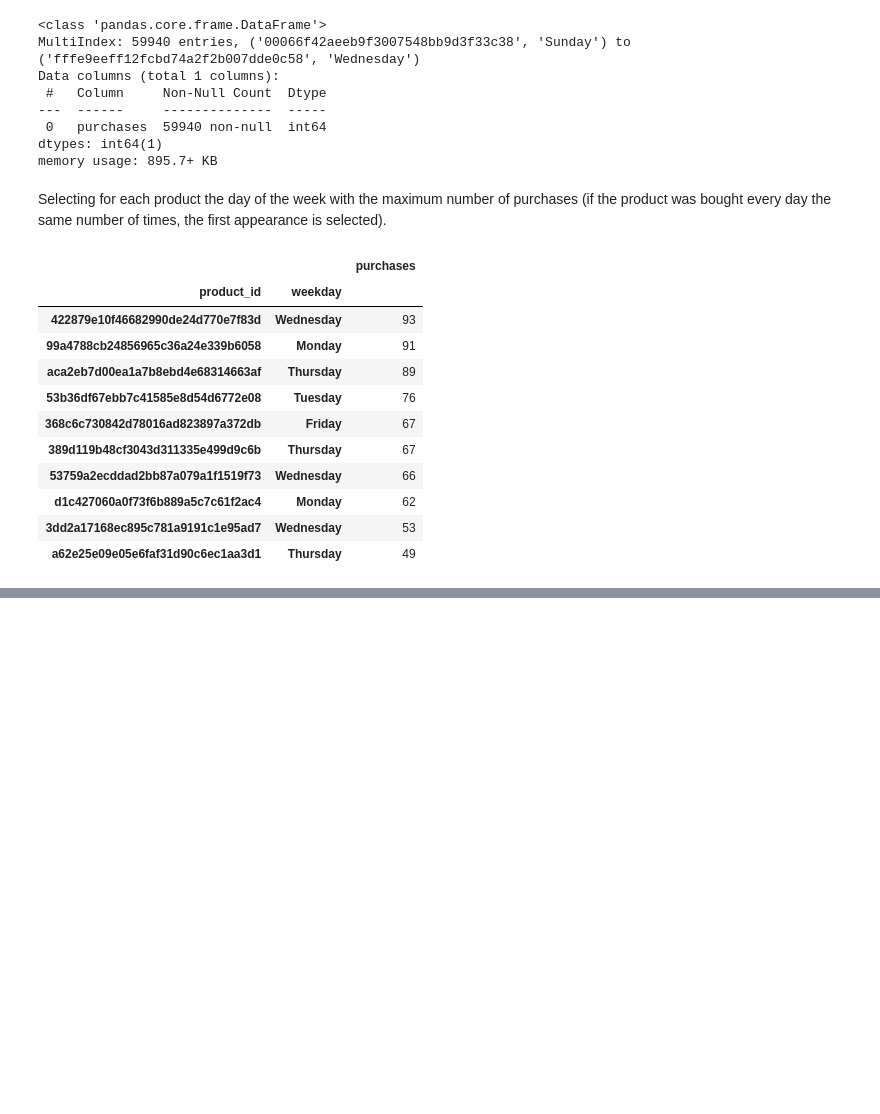
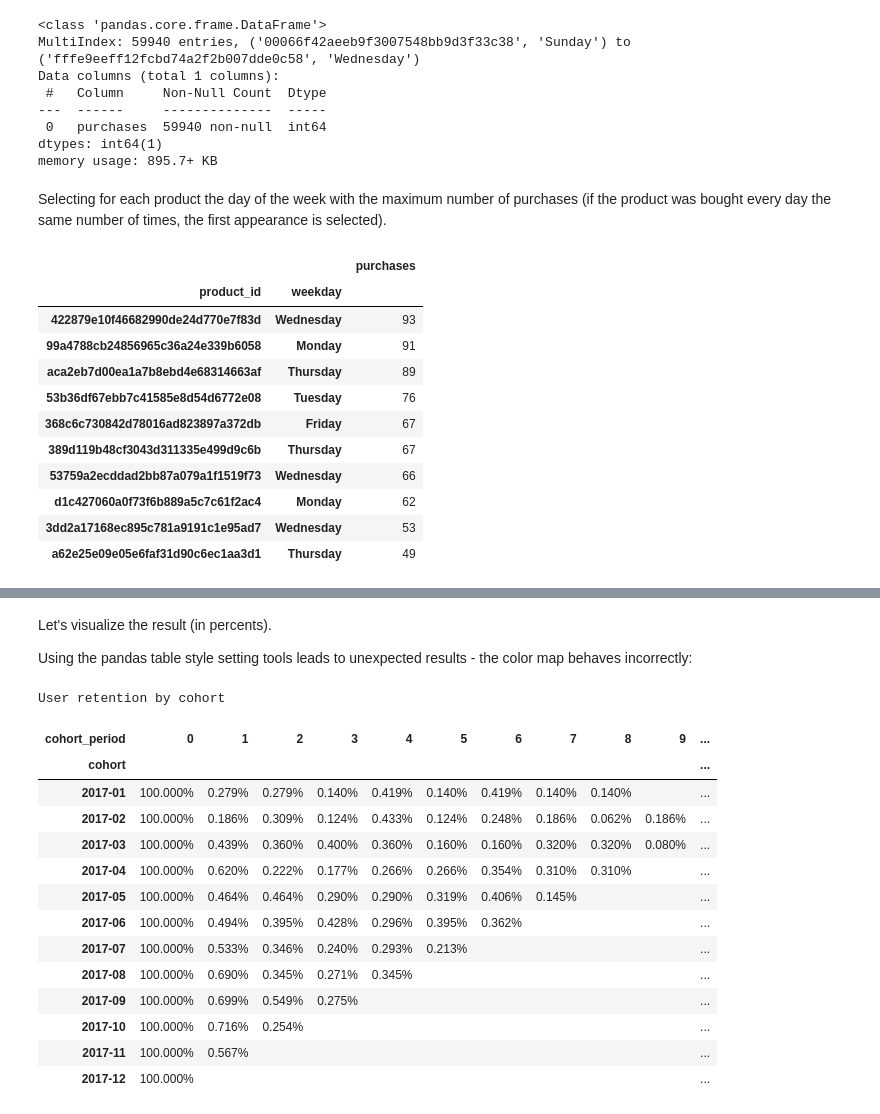
Before and after one commit to iegorushkin/data_analyst-karpov.courses, a Jupyter notebook: python_milestone/main.ipynb, the cells around one changed output, grey strips where cells are left out. Saved outputs shown, nothing was run; the diff lists cells and outputs as text; code cells hidden in the pictures; blank space fills up the shorter version.

```diff
--- a/python_milestone/main.ipynb
+++ b/python_milestone/main.ipynb
@@ -494,0 +708,5 @@ del filtered_orders_df, final_df, merged_df, temp
+# %%
+temp_2 = temp_1.groupby(by=['first_purchase_month'], as_index=False) \
+    .agg({"unique_customers":"max"}) \
+    .rename(columns={"unique_customers": "cohort_size"})
+temp_2
@@ -494,0 +762,29 @@ del filtered_orders_df, final_df, merged_df, temp
+# %% [markdown]
+Let's visualize the result (in percents).
+
+Using the pandas table style setting tools leads to unexpected results - the color map behaves incorrectly:
+# %%
+retention_table = pd.pivot(data=cohorts_df, index='cohort', columns='cohort_period', values='retention')
+ur_style = (retention_table
+            .style
+            .set_caption('User retention by cohort')
+            .background_gradient(cmap='PuBu')
+            .highlight_null('white')
+            .format("{:.3%}", na_rep=""))
+ur_style
+# %% [output]
+User retention by cohort
+| cohort_period | 0 | 1 | 2 | 3 | 4 | 5 | 6 | 7 | 8 | 9 | ... |
+| cohort |  |  |  |  |  |  |  |  |  |  | ... |
+| 2017-01 | 100.000% | 0.279% | 0.279% | 0.140% | 0.419% | 0.140% | 0.419% | 0.140% | 0.140% |  | ... |
+| 2017-02 | 100.000% | 0.186% | 0.309% | 0.124% | 0.433% | 0.124% | 0.248% | 0.186% | 0.062% | 0.186% | ... |
+| 2017-03 | 100.000% | 0.439% | 0.360% | 0.400% | 0.360% | 0.160% | 0.160% | 0.320% | 0.320% | 0.080% | ... |
+| 2017-04 | 100.000% | 0.620% | 0.222% | 0.177% | 0.266% | 0.266% | 0.354% | 0.310% | 0.310% |  | ... |
+| 2017-05 | 100.000% | 0.464% | 0.464% | 0.290% | 0.290% | 0.319% | 0.406% | 0.145% |  |  | ... |
+| 2017-06 | 100.000% | 0.494% | 0.395% | 0.428% | 0.296% | 0.395% | 0.362% |  |  |  | ... |
+| 2017-07 | 100.000% | 0.533% | 0.346% | 0.240% | 0.293% | 0.213% |  |  |  |  | ... |
+| 2017-08 | 100.000% | 0.690% | 0.345% | 0.271% | 0.345% |  |  |  |  |  | ... |
+| 2017-09 | 100.000% | 0.699% | 0.549% | 0.275% |  |  |  |  |  |  | ... |
+| 2017-10 | 100.000% | 0.716% | 0.254% |  |  |  |  |  |  |  | ... |
+| 2017-11 | 100.000% | 0.567% |  |  |  |  |  |  |  |  | ... |
+| 2017-12 | 100.000% |  |  |  |  |  |  |  |  |  | ... |
```
Also changed, not shown: parts of 88 cells of this notebook, 5 other files.
